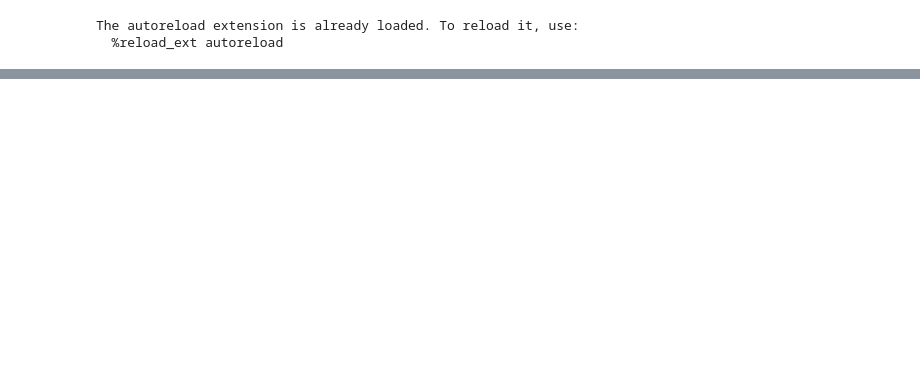
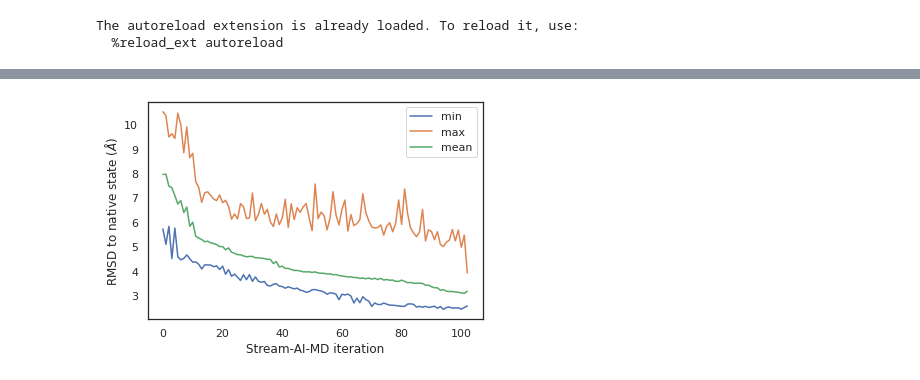
Before and after one commit to braceal/PASC21-Stream-AI-MD, a Jupyter notebook: alex.ipynb, the cells around one changed output, grey strips where cells are left out. Cells and saved outputs as stored; diff of their text form; code cells hidden in the pictures; blank space fills up the shorter version.

Commit message:
rmsd and contacts time series charts

```diff
--- a/alex.ipynb
+++ b/alex.ipynb
@@ -54,0 +25,41 @@ len(data)
+# %%
+from collections import defaultdict
+def gather_data(data):
+    iteration_data = defaultdict(list)
+    for md_run_data in data:
+        run_iter = Path(md_run_data[0]["dcd_file"]).with_suffix("").name.split("_")[1]
+        iteration_data[run_iter].extend(md_run_data)
+
+    # {run_iter(000001): [[dicts]]}
+    return iteration_data
+# %%
+gathered_data = gather_data(data)
+# %%
+rmsd_stats = {"min": [], "max": [], "mean": []}
+contact_stats = {"min": [], "max": [], "mean": []}
+import pandas as pd
+
+for iteration_data in gathered_data.values():
+
+    df = pd.DataFrame(iteration_data)
+
+    rmsd_stats["mean"].append(df.rmsd.mean())
+    rmsd_stats["min"].append(df.rmsd.min())
+    rmsd_stats["max"].append(df.rmsd.max())
+
+    contact_stats["mean"].append(df.contact.mean())
+    contact_stats["min"].append(df.contact.min())
+    contact_stats["max"].append(df.contact.max())
+# %%
+rmsd_df = pd.DataFrame(rmsd_stats)
+contact_df = pd.DataFrame(contact_stats)
+# %%
+rmsd_df.plot(
+    ylabel=r"RMSD to native state $(\AA)$",
+    xlabel="Stream-AI-MD iteration",
+)
+plt.legend(facecolor=LEGEND_FACECOLOR)
+rmsd_df.describe()
+save_fig("rmsd_timeseries_bba_28_cs1.2")
+# %% [output]
+[figure, added]
```
Also changed, not shown: parts of 6 cells of this notebook.
